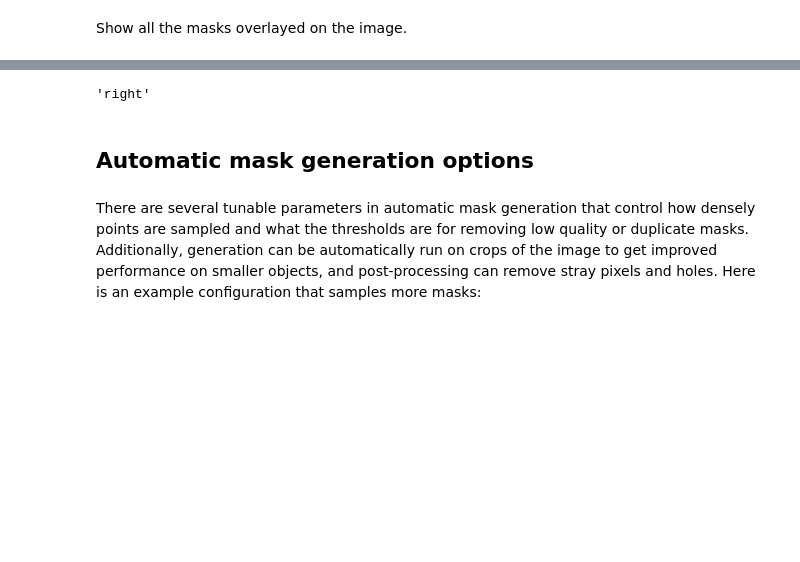
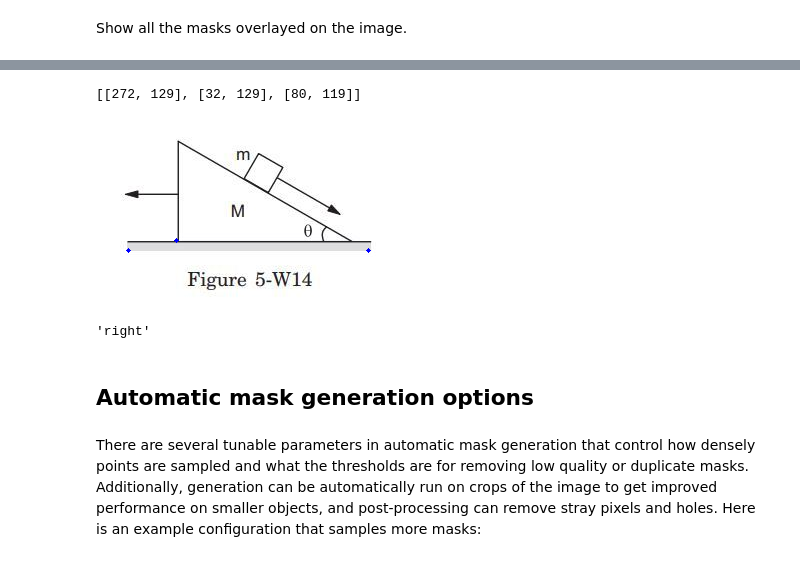
Before and after one commit to cyberwenyi2357/segment-anything, a Jupyter notebook: SAM_with_contourDetection_latest.ipynb, the cells around one changed output, grey strips where cells are left out. Saved outputs shown, nothing was run; the diff lists cells and outputs as text; code cells hidden in the pictures; blank space fills up the shorter version.

```diff
--- a/SAM_with_contourDetection_latest.ipynb
+++ b/SAM_with_contourDetection_latest.ipynb
@@ -217,3 +217,45 @@ formatted_roi_points
+# %%
+from google.colab.patches import cv2,cv2_imshow
+
+# 加载图像
+image = cv2.imread('sample_data/5.jpg')
+roi_x_min = masks[6]['bbox'][0]
+roi_x_max = masks[6]['bbox'][0] + masks[6]['bbox'][2]
+roi_y_min = masks[6]['bbox'][1]
+roi_y_max = masks[6]['bbox'][1] + masks[6]['bbox'][3]
+max_keypoints = 1000
+key_points_in_roi = []
+gray = cv2.cvtColor(image, cv2.COLOR_BGR2GRAY)
+edges = cv2.Canny(gray, 50, 150)
+contours, _ = cv2.findContours(edges, cv2.RETR_EXTERNAL, cv2.CHAIN_APPROX_SIMPLE)
+def delList(L):
+    L1 = []
+    for i in L:
+        if i not in L1:
+            L1.append(i)
+    return L1
+for contour in contours:
+    for point in contour:
+        x, y = point[0]
+        # 检查点是否在感兴趣的区域内
+        if roi_x_min <= x <= roi_x_max and roi_y_min+8 < y <= roi_y_max:
+          if len(key_points_in_roi) < max_keypoints and x%8==0:
+            key_points_in_roi.append([x,y])
+            cv2.circle(image, (x, y), 2, (255, 0, 0), -1)
+
+        final_list=delList(key_points_in_roi)
+        # 可选：在图像上标记关键点
+        # 输出关键点坐标
+
+
+# 显示结果
+print(final_list)
+cv2_imshow(image)
+cv2.waitKey(0)
+cv2.destroyAllWindows()
+# %% [output]
+[[272, 129], [32, 129], [80, 119]]
+[figure, added]
 # %%
 # trangle position detection
 # Load the provided image for triangle detection
```
Also changed, not shown: parts of 6 cells of this notebook.
